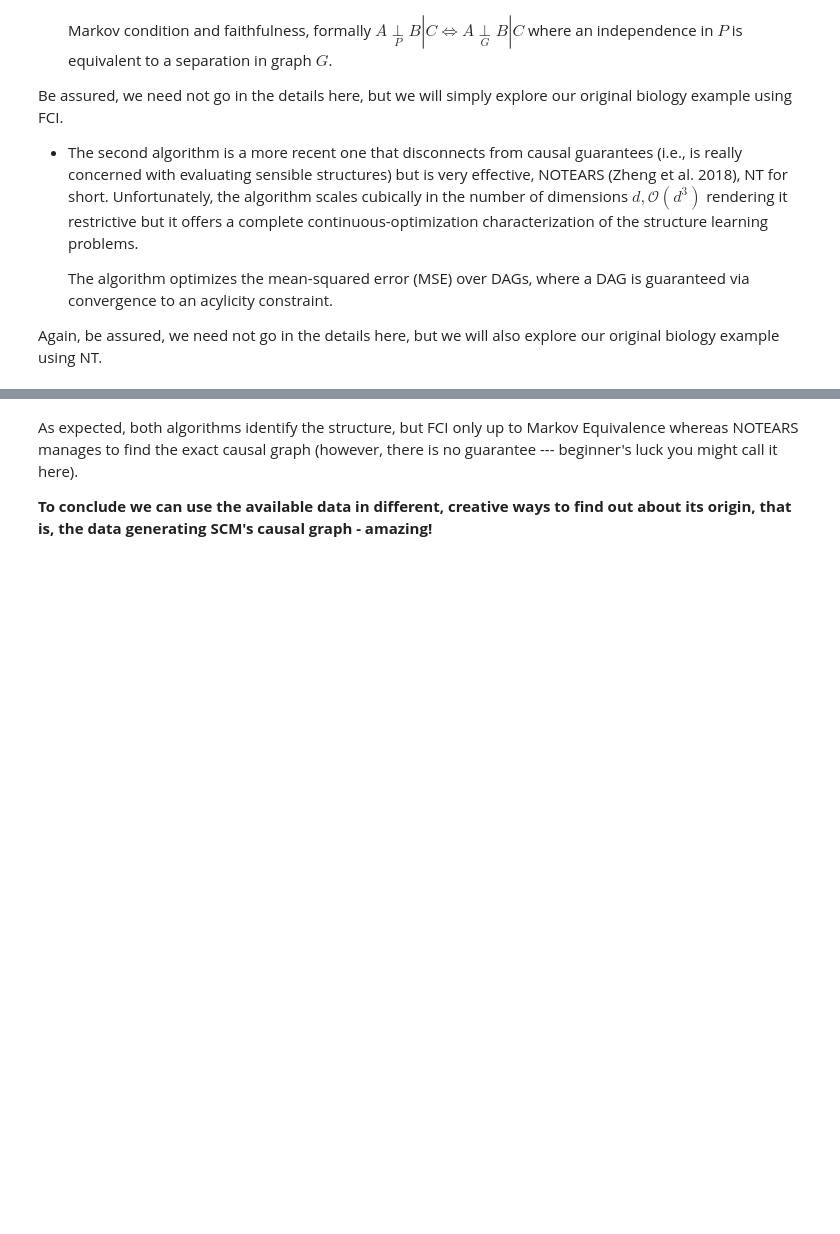
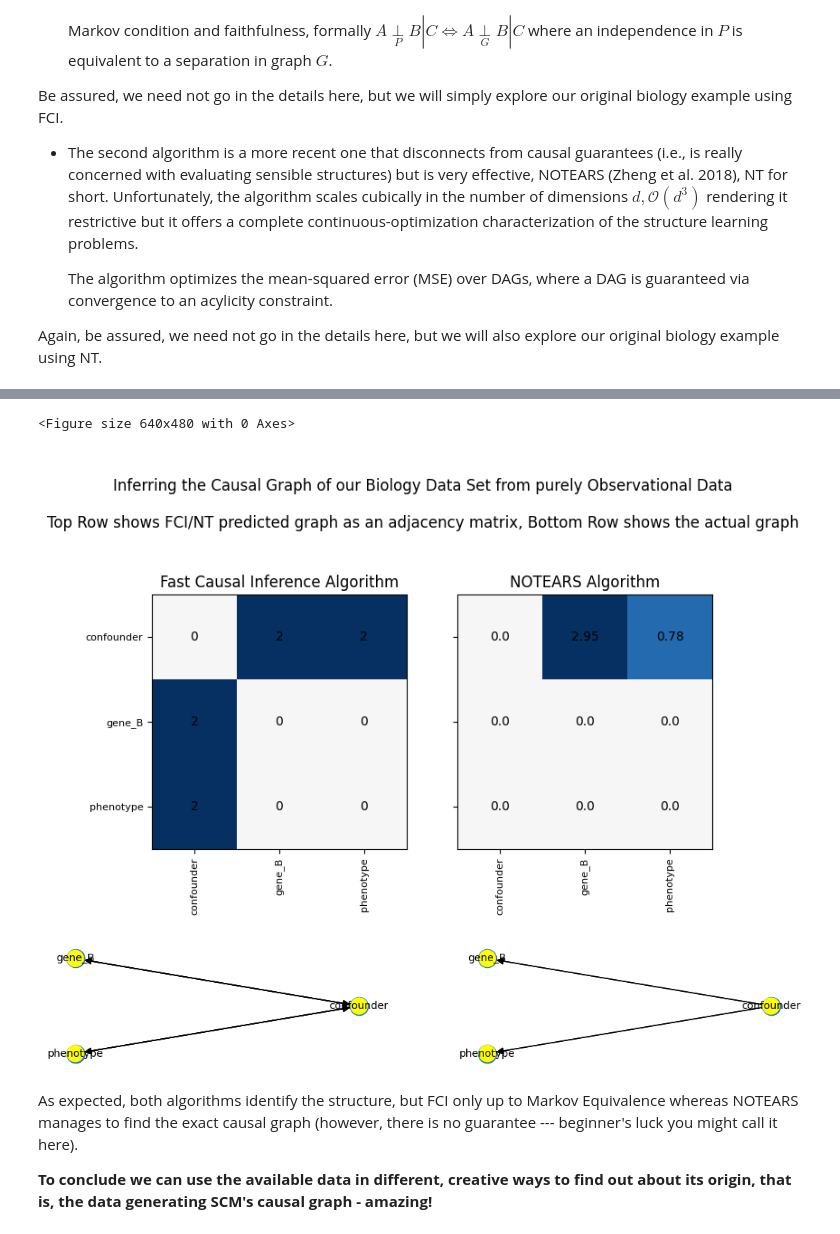
Before and after one commit to ContinualCausality/Causality-Tutorial, a Jupyter notebook: ContinualCausality-Bridge-2024-Causality-Tutorial.ipynb, the cells around one changed output, grey strips where cells are left out. Cells and saved outputs as stored; diff of their text form; code cells hidden in the pictures; blank space fills up the shorter version.

```diff
--- a/ContinualCausality-Bridge-2024-Causality-Tutorial.ipynb
+++ b/ContinualCausality-Bridge-2024-Causality-Tutorial.ipynb
@@ -1164,31 +1295,34 @@ G_pred_nt = graph_induction(D, method="notears")
 # %%
 dims = len(df.columns)
 dict_visualization = {
     "Fast Causal Inference Algorithm": G_pred_fci,
     "NOTEARS Algorithm": G_pred_nt,
 }
 
 sharex = sharey = True
 experiment_description = f'''
 Inferring the Causal Graph of our Biology Data Set from purely Observational Data\n
-Top Row shows FCI/NT predicted graph as an adjacency matrix,
-Bottom Row shows the actual graph
+Top Row shows FCI/NT predicted graph as an adjacency matrix, Bottom Row shows the actual graph
 '''
 suptitle = f'{experiment_description}'
 
 commonlabel = list(df.columns)
 utils.plot_all_individual(list(dict_visualization.values()),
                     list(dict_visualization.keys()),
                     suptitle=suptitle,
                     alt_form=(1,2),
-                    alt_size=(10,6),
+                    alt_size=(8,6),
                     sharex=sharex,
                     sharey=sharey,
                     commonlabel=commonlabel)
 
 dict_cyc_vis = dict_visualization
 utils.plot_digraphs_and_cycles(list(dict_cyc_vis.values()), list(dict_cyc_vis.keys()), commonlabel,
-                    alt_size=(13,5), arrowsize=14, font_size=10, node_size=250, no_cycles=True)
+                    alt_size=(13,2), arrowsize=14, font_size=10, node_size=250, no_cycles=True)
+# %% [output]
+<Figure size 640x480 with 0 Axes>
+[figure, added]
+[figure, added]
 # %% [markdown]
 As expected, both algorithms identify the structure, but FCI only up to Markov Equivalence whereas NOTEARS manages to find the exact causal graph (however, there is no guarantee --- beginner's luck you might call it here).
 
```
Also changed, not shown: parts of 39 cells of this notebook.
